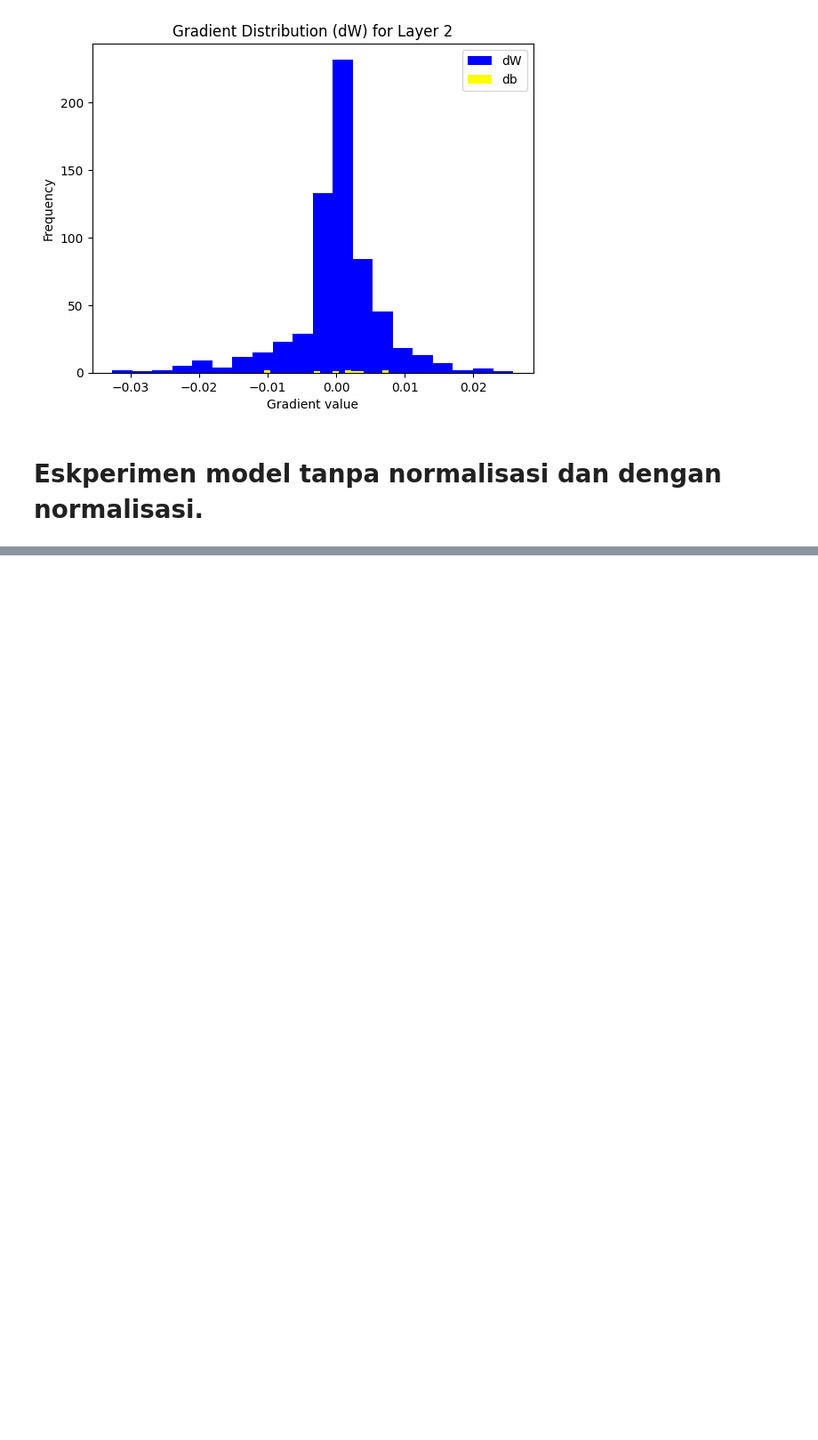
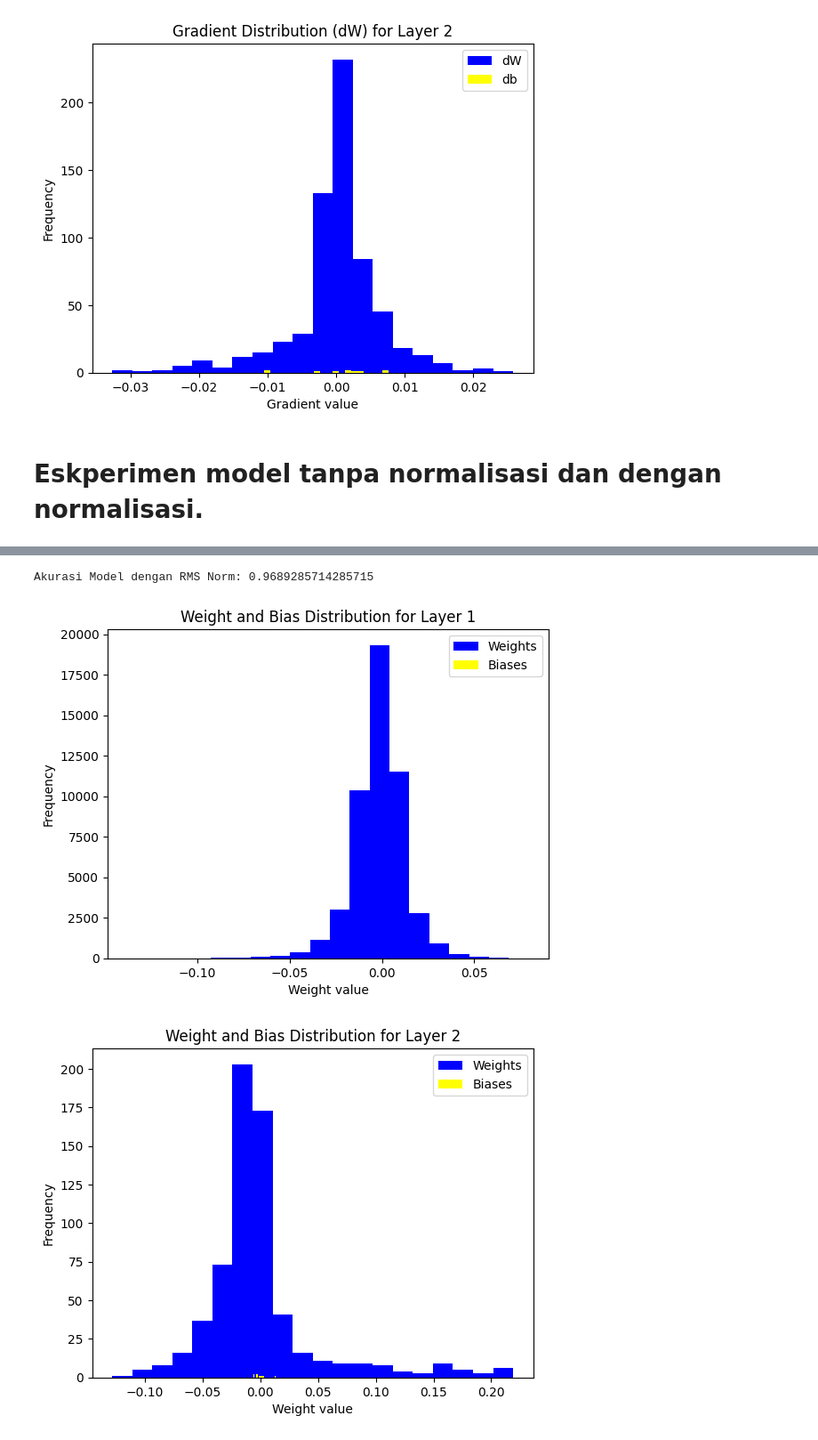
Before and after one commit to DrwnRstnly/48-IF3270-FFNN, a Jupyter notebook: src/test.ipynb, the cells around one changed output, grey strips where cells are left out. Shown at 89% size. Drawn from its saved outputs; the diff is of its cells as text; code cells hidden in the pictures; blank space fills up the shorter version.

Commit message:
feat: rmsnorm

```diff
--- a/src/test.ipynb
+++ b/src/test.ipynb
@@ -311,0 +342,13 @@ tes
+# %%
+# Eksperimen Model Dengan Normalisasi RMS Norm
+model_rms = NeuralNetwork(
+    input_size=784,
+    layers_config=[(64, 'relu'), (10, 'softmax')],
+    loss_function='categorical_crossentropy',
+    weight_init='random_uniform',
+    weight_init_params={'low': -0.01, 'high': 0.01, 'seed': 42},
+    regularization=None,
+    reg_lambda=0.0,
+    use_rmsnorm=True
+)
+history_rms = model_rms.train(X_train, y_train, X_val, y_val, batch_size=32, learning_rate=0.01, max_epoch=50)
@@ -311,0 +373,8 @@ tes
+# %%
+# accuracy_no_rms = evaluate_model_accuracy(model_no_rms, X_val, y_val)
+accuracy_rms = evaluate_model_accuracy(model_rms, X_val, y_val)
+
+# print("Akurasi Model Tanpa Normalisasi:", accuracy_no_rms)
+print("Akurasi Model dengan RMS Norm:", accuracy_rms)
+# %% [output]
+Akurasi Model dengan RMS Norm: 0.9689285714285715
@@ -311,0 +384,6 @@ tes
+# %%
+model_rms.plot_weight_distribution([0,1])
+model_rms.plot_gradient_distribution([0,1])
+# %% [output]
+[figure, added]
+[figure, added]
```
Also changed, not shown: parts of 4 cells of this notebook, 2 other files.
